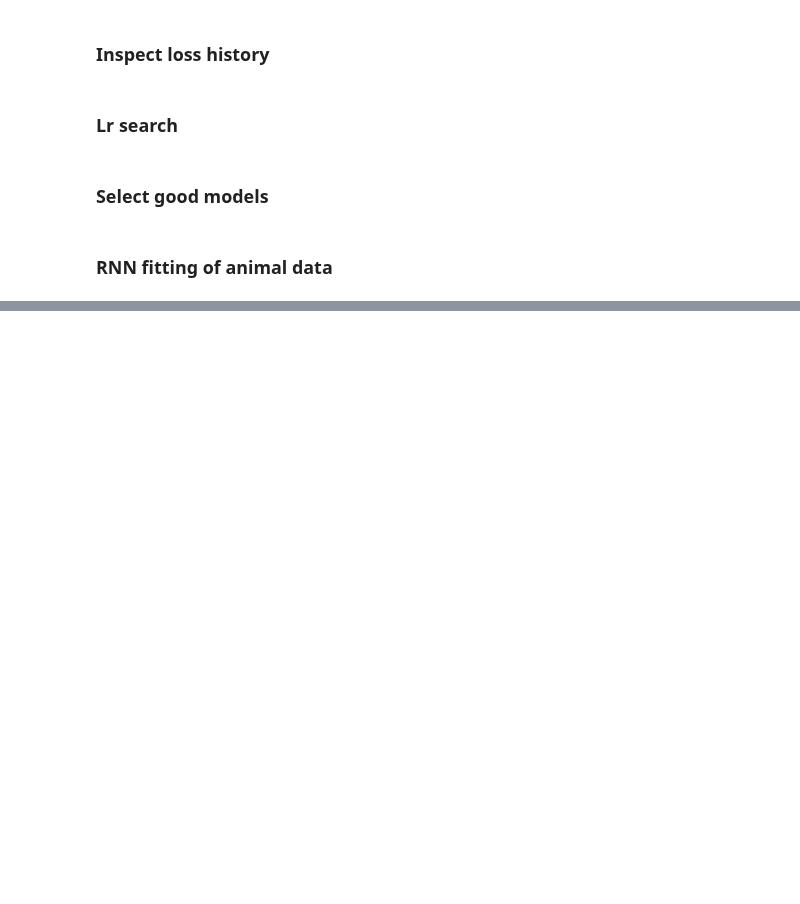
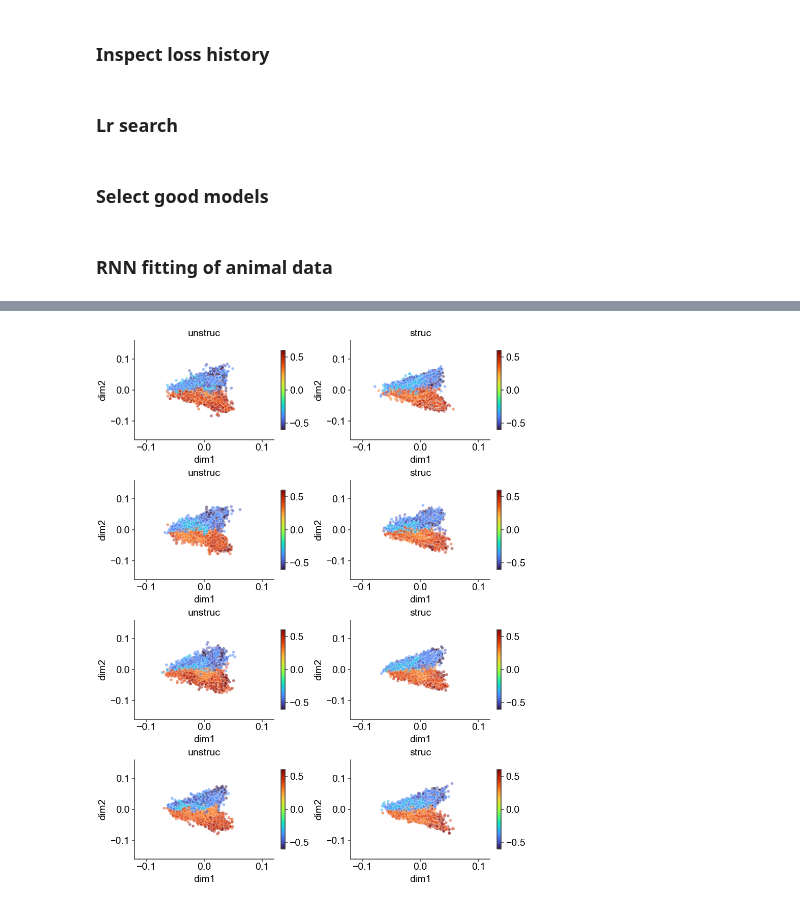
Before and after one commit to bapungiri/py_adlab_bg, a Jupyter notebook: mab_rnn_train.ipynb, the cells around one changed output, grey strips where cells are left out. Cells and saved outputs as stored; diff of their text form; code cells hidden in the pictures; blank space fills up the shorter version.

```diff
--- a/mab_rnn_train.ipynb
+++ b/mab_rnn_train.ipynb
@@ -387,0 +488,52 @@ print(unstruc_corr[0], struc_corr[0])
+# %%
+import mab_subjects
+import matplotlib.pyplot as plt
+import numpy as np
+from statplotannot.plots import Fig
+import seaborn as sns
+
+gcca_df = mab_subjects.GroupData().gcca_meta_rnn.latest
+# gcca_df = gcca_df[gcca_df["paradigm"] == "8020"]
+gcca_df = gcca_df[np.abs(gcca_df["prob_diffs"]) >= 0.3]
+# gcca_df = gcca_df[(gcca_df["trial_id"] >= 80) & (gcca_df["trial_id"] <= 100)]
+
+
+fig = Fig(4, 2, fontsize=14)
+
+for p, paradigm in enumerate(["100", "9505", "9010", "8020"]):
+    df_paradigm = gcca_df[gcca_df["paradigm"] == paradigm]
+    for g, grp in enumerate(["unstruc", "struc"]):
+        df_group = df_paradigm[df_paradigm["group"] == grp]
+
+        ax = fig.subplot(fig.gs[p, g])
+
+        sca = sns.scatterplot(
+            data=df_group,
+            x="dim1",
+            y="dim2",
+            hue="prob_diffs",
+            palette="turbo",
+            alpha=0.5,
+            size=0.5,
+            ax=ax,
+        )
+
+        norm = plt.Normalize(df_group["prob_diffs"].min(), df_group["prob_diffs"].max())
+        sm = plt.cm.ScalarMappable(cmap="turbo", norm=norm)
+        sm.set_array([])
+
+        # Remove the legend and add a colorbar
+        ax.get_legend().remove()
+        ax.figure.colorbar(sm, ax=ax, shrink=0.8)
+
+        # cb = ax.collections[0].colorbar
+        ax.set_title(grp)
+        # ax.legend_.remove()
+        ax.set_xlim(-0.12, 0.12)
+        ax.set_ylim(-0.16, 0.16)
+
+
+figpath = mab_subjects.figpath / "gcca_rnn_fit"
+# fig.savefig(figpath, format="pdf", dpi=300)
+# %% [output]
+[figure, added]
```
Also changed, not shown: parts of 5 cells of this notebook, 4 other files.
